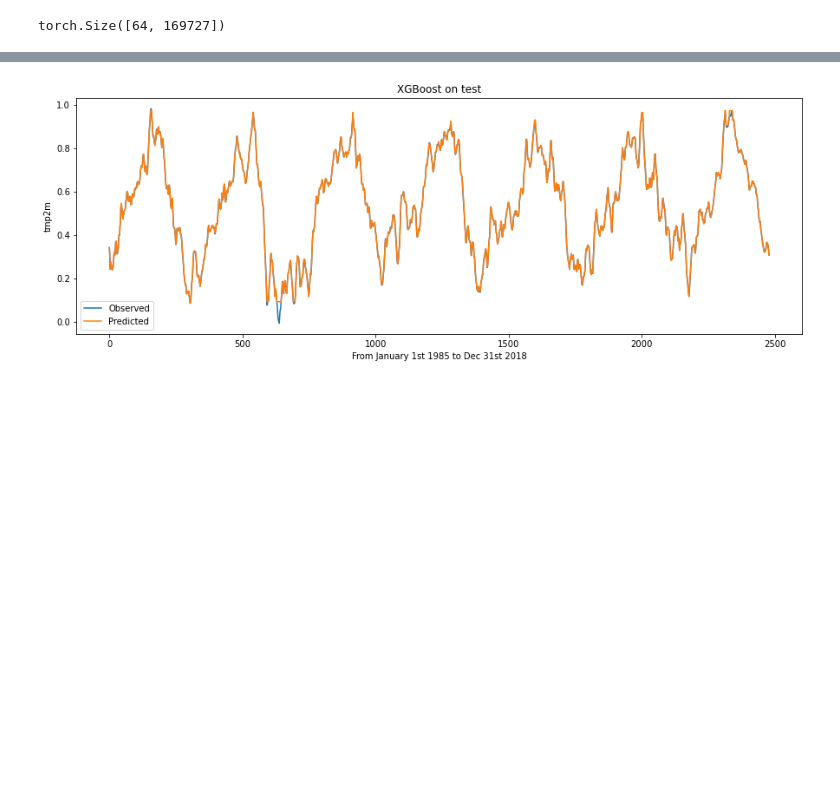
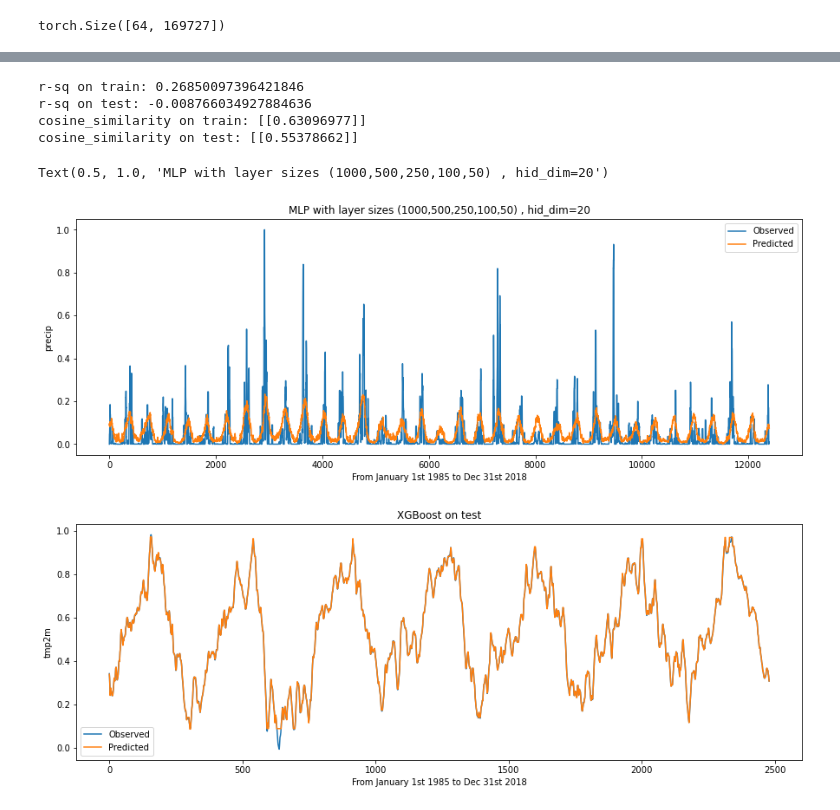
Before and after one commit to Willett-Group/transformer, a Jupyter notebook: AE_experiments-2.ipynb, the cells around one changed output, grey strips where cells are left out. Saved outputs shown, nothing was run; the diff lists cells and outputs as text; code cells hidden in the pictures; blank space fills up the shorter version.

```diff
--- a/AE_experiments-2.ipynb
+++ b/AE_experiments-2.ipynb
@@ -955,0 +975,25 @@ y_test.shape
+# %%
+mdl = MLPRegressor(hidden_layer_sizes=(1000,500,250,100,50),alpha=0.1)
+mdl.fit(X_train, y_train.reshape((-1)))
+pred_train = mdl.predict(X_train)
+pred_test = mdl.predict(X_test)
+# %%
+print('r-sq on train:', r2_score(y_train, pred_train))
+print('r-sq on test:', r2_score(y_test,  pred_test))
+print('cosine_similarity on train:', cosine_similarity(y_train.reshape((1,-1)), pred_train.reshape((1,-1))))
+print('cosine_similarity on test:', cosine_similarity(y_test.reshape((1,-1)),  pred_test.reshape((1,-1))))
+plt.figure(figsize=(15,5))
+plt.plot(np.concatenate((y_train, y_test)),label='Observed')
+plt.plot(np.concatenate((pred_train, pred_test)),label='Predicted')
+plt.legend()
+plt.xlabel('From January 1st 1985 to Dec 31st 2018')
+plt.ylabel(target)
+plt.title('MLP with layer sizes (1000,500,250,100,50) , hid_dim=20')
+# plt.axvline(x=X.shape[0]- test_size,c='black');
+# %% [output]
+r-sq on train: 0.26850097396421846
+r-sq on test: -0.008766034927884636
+cosine_similarity on train: [[0.63096977]]
+cosine_similarity on test: [[0.55378662]]
+Text(0.5, 1.0, 'MLP with layer sizes (1000,500,250,100,50) , hid_dim=20')
+[figure, added]
```
Also changed, not shown: parts of 31 cells of this notebook, 2 other files.
